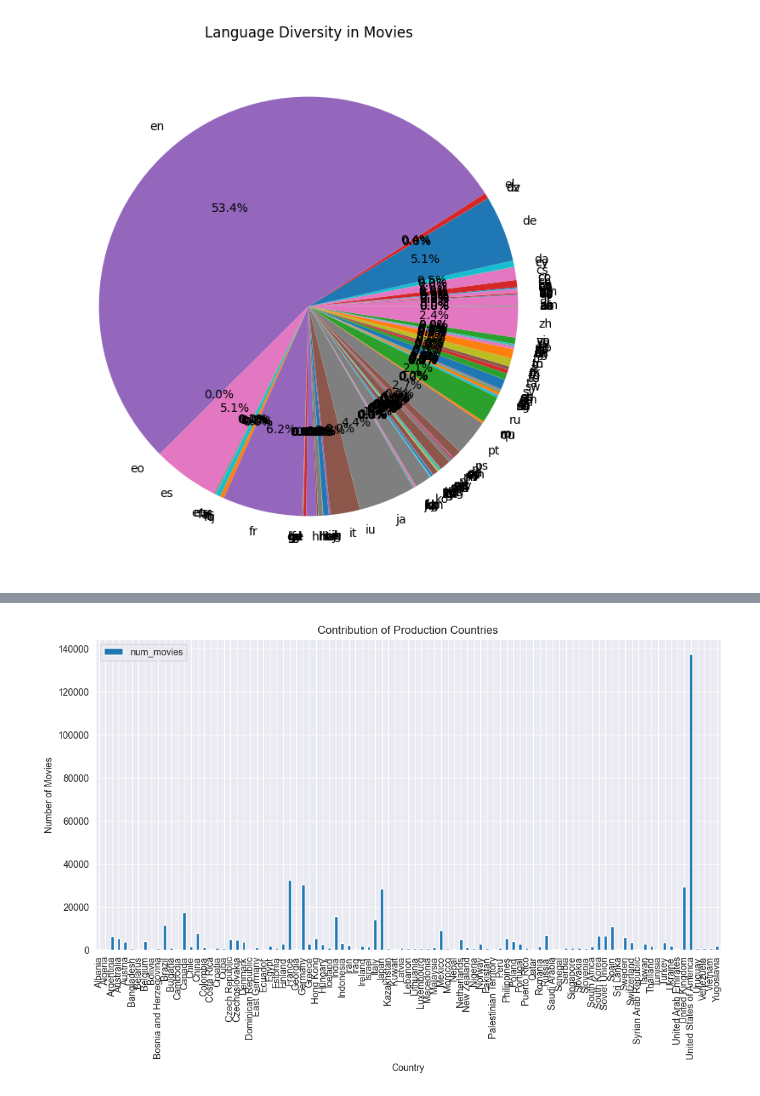
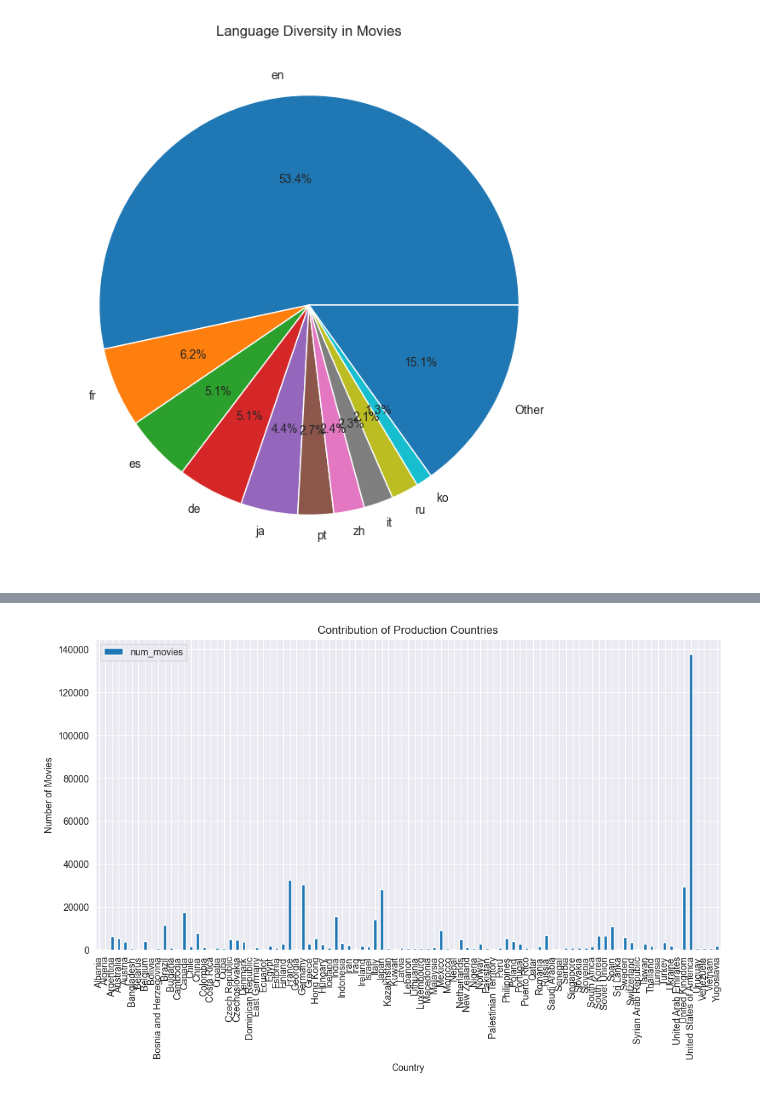
Before and after one commit to ConnActivity/MovieVerse, a Jupyter notebook: eda/first_eda.ipynb, the cells around one changed output, grey strips where cells are left out. Drawn from its saved outputs; the diff is of its cells as text; code cells hidden in the pictures.

```diff
--- a/eda/first_eda.ipynb
+++ b/eda/first_eda.ipynb
@@ -429,16 +429,25 @@ plt.show()
 # %%
 language_diversity_in_movies =query_db( """
 SELECT original_language, COUNT(*) as num_movies
 FROM Movies
-GROUP BY original_language;
+GROUP BY original_language
+ORDER BY num_movies DESC
 """, conn)
 
-language_diversity_in_movies.set_index('original_language')['num_movies'].plot(kind='pie', autopct='%1.1f%%', figsize=(8, 8))
+top_languages = language_diversity_in_movies.nlargest(10, 'num_movies')
+other_languages = pd.DataFrame(data = {
+    "original_language": ["Other"],
+    "num_movies": [language_diversity_in_movies.iloc[10:].num_movies.sum()]
+})
+consolidated_languages = pd.concat([top_languages, other_languages])
+
+# Plotting the pie chart
+consolidated_languages.set_index('original_language')['num_movies'].plot(kind='pie', autopct='%1.1f%%', figsize=(8, 8))
 plt.title('Language Diversity in Movies')
 plt.ylabel('')
 plt.show()
 # %% [output]
-[figure, old version]
+[figure, new version]
 # %%
 popularity_and_vote_analysis =query_db( """
 SELECT popularity, vote_average
```
Also changed, not shown: parts of 19 cells of this notebook.
